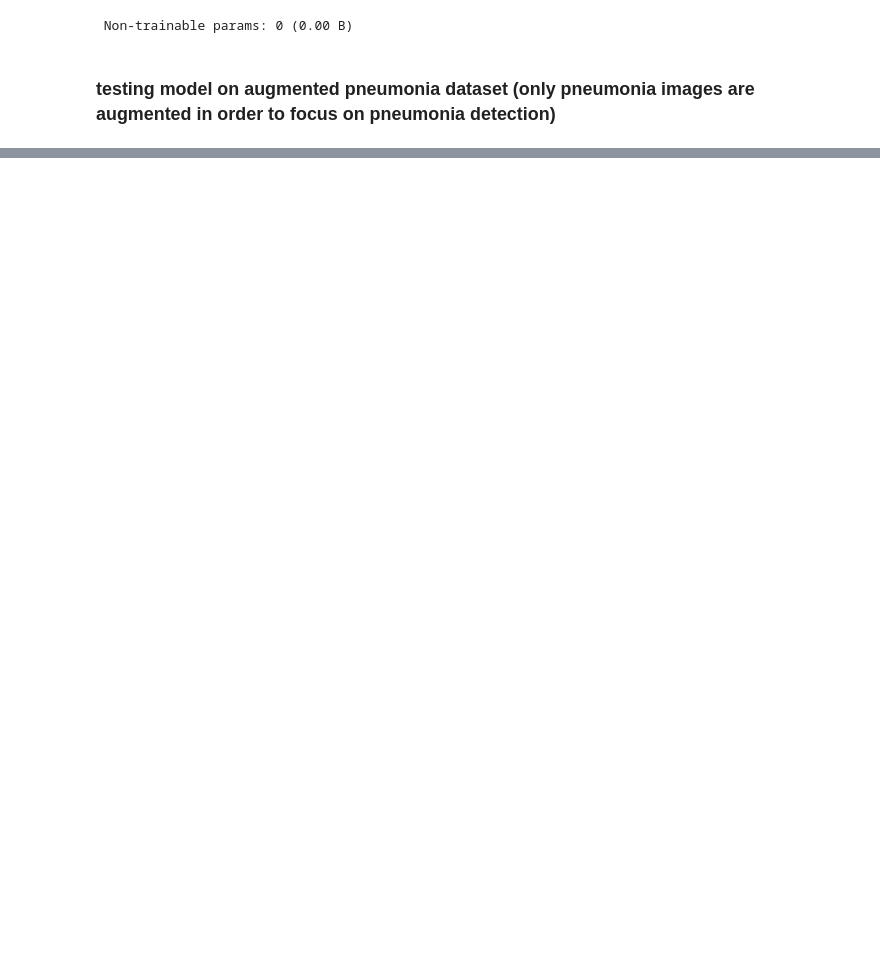
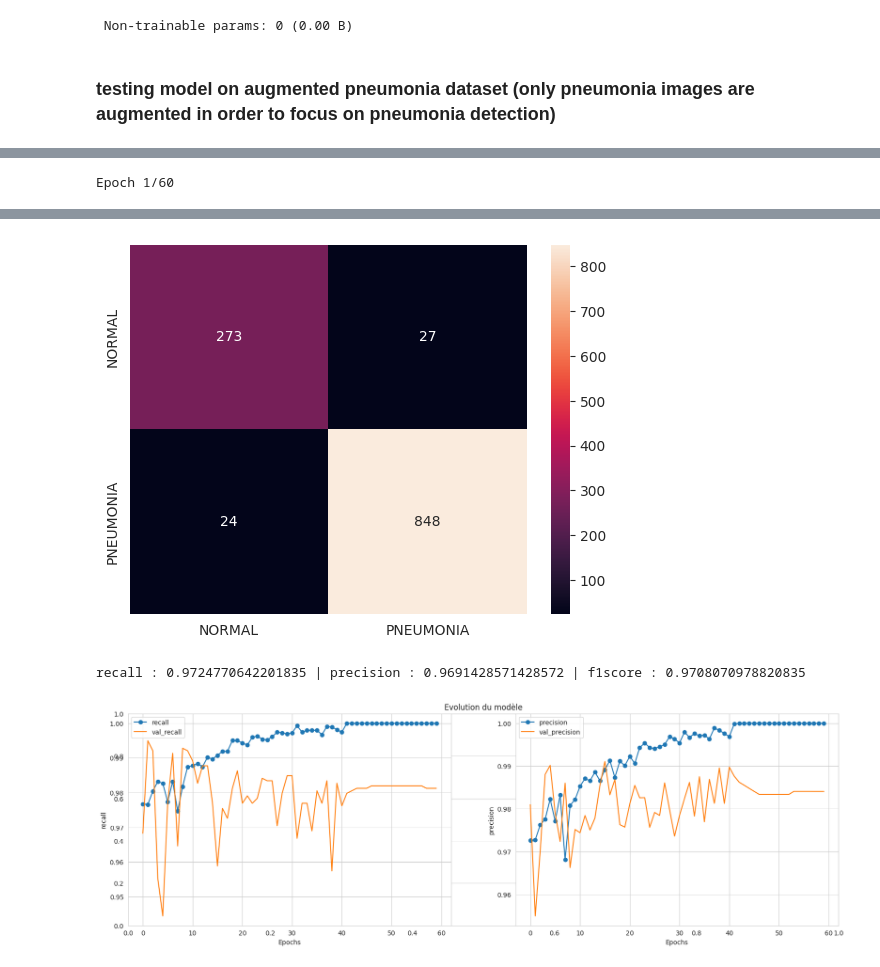
Before and after one commit to YvanDesPatates/IA_XRay_chest, a Jupyter notebook: DL_je_sais_plus_quoi_mettre_comme_nom.ipynb, the cells around one changed output, grey strips where cells are left out. Cells and saved outputs as stored; diff of their text form; code cells hidden in the pictures; blank space fills up the shorter version.

```diff
--- a/DL_je_sais_plus_quoi_mettre_comme_nom.ipynb
+++ b/DL_je_sais_plus_quoi_mettre_comme_nom.ipynb
@@ -176,0 +165,5 @@ recall : 0.9896788990825688 | precision : 0.9103375527426161 | f1score : 0.94835
+# %%
+train_and_test_with_confusion_matrix(x, y, epoch=60)
+tools.plot_history(history, metrics)
+# %% [output]
+Epoch 1/60
@@ -176,0 +187,3 @@ recall : 0.9896788990825688 | precision : 0.9103375527426161 | f1score : 0.94835
+[figure, added]
+recall : 0.9724770642201835 | precision : 0.9691428571428572 | f1score : 0.9708070978820835
+[figure, added]
```
Also changed, not shown: parts of 12 cells of this notebook, 1 other file.
